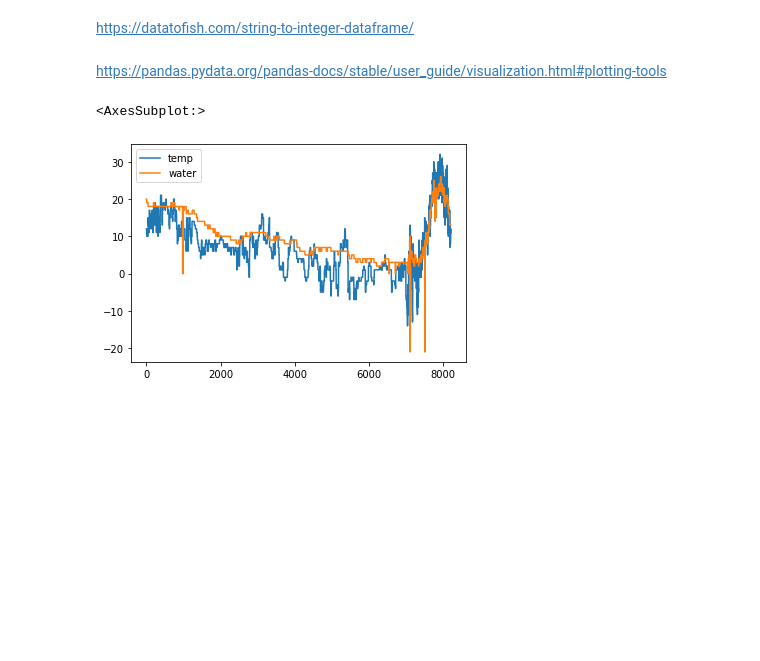
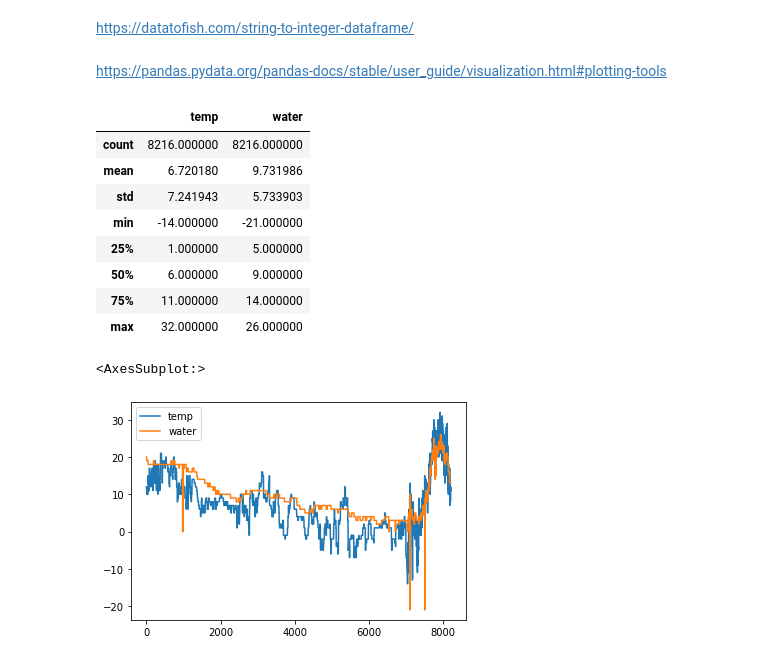
Before and after one commit to boykoatwork/jupyter, a Jupyter notebook: pandas_datamining_logs/01_case_of_weather/02_big_weather.ipynb, the cells around one changed output. Cells and saved outputs as stored; diff of their text form; code cells hidden in the pictures; blank space fills up the shorter version.

```diff
--- a/pandas_datamining_logs/01_case_of_weather/02_big_weather.ipynb
+++ b/pandas_datamining_logs/01_case_of_weather/02_big_weather.ipynb
@@ -55,6 +55,18 @@ df['water'] = pd.to_numeric(df['water'])
 df['time'] = dt
 # %% [markdown]
 https://pandas.pydata.org/pandas-docs/stable/user_guide/visualization.html#plotting-tools
+# %%
+df.describe()
+# %% [output]
+|  | temp | water |
+| count | 8216.000000 | 8216.000000 |
+| mean | 6.720180 | 9.731986 |
+| std | 7.241943 | 5.733903 |
+| min | -14.000000 | -21.000000 |
+| 25% | 1.000000 | 5.000000 |
+| 50% | 6.000000 | 9.000000 |
+| 75% | 11.000000 | 14.000000 |
+| max | 32.000000 | 26.000000 |
 # %%
 df.plot()
 # %% [output]
```
Also changed, not shown: parts of 1 cell of this notebook, 9 other files.
